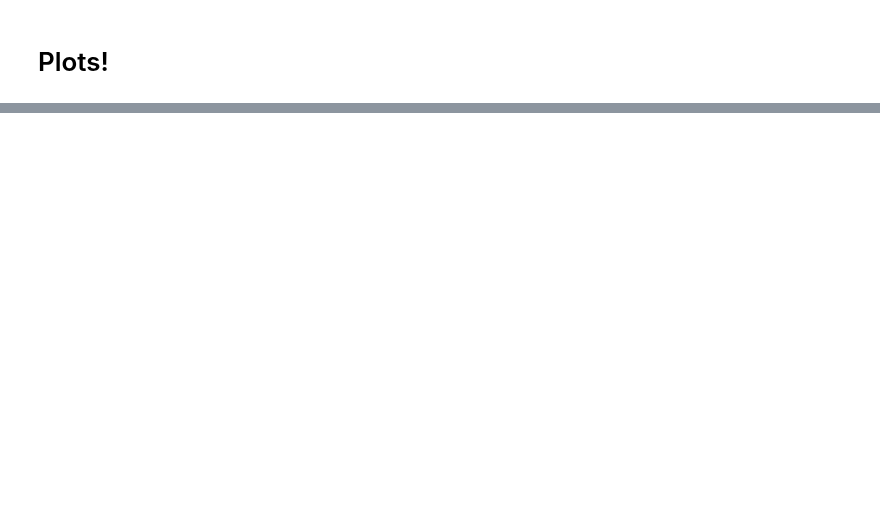
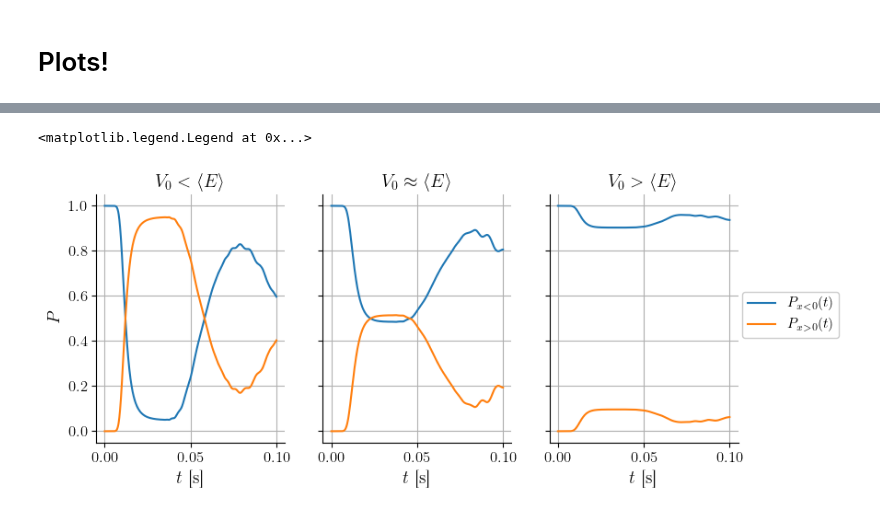
Before and after one commit to TomVdt/PhysNum, a Jupyter notebook: exercice6/analysis/analysis_ii.ipynb, the cells around one changed output, grey strips where cells are left out. Drawn from its saved outputs; the diff is of its cells as text; code cells hidden in the pictures; blank space fills up the shorter version.

Commit message:
feur

```diff
--- a/exercice6/analysis/analysis_ii.ipynb
+++ b/exercice6/analysis/analysis_ii.ipynb
@@ -66,0 +88,28 @@ fig.colorbar(im, cax=cbar_ax).set_label(r'$|\Psi(x,t)|$')
+# %%
+%matplotlib inline
+
+fig, feur = plt.subplots(1, 3, figsize=(9, 3.5), sharey=True)
+ax: list[plt.Axes] = feur
+magic = [r'<', r'\approx', r'>']
+for i, (params, data_pot, data_psi2, data_obs) in enumerate(dataset):
+    x, t, prob_left, prob_right, H_moy, x_moy, x2_moy, p_moy, p2_moy, delta_x, delta_p = \
+        extract((params, data_pot, data_psi2, data_obs))
+    if i==0:
+        label_left = r'$P_{x<0}(t)$'
+        label_right = r'$P_{x>0}(t)$'
+    else:
+        label_left, label_right = None, None
+    ax[i].plot(t, prob_left, label=label_left)
+    ax[i].plot(t, prob_right, label=label_right)
+    ax[i].set_xlabel(r'$t$ [s]')
+    ax[i].set_title(f'$V_0 {magic[i]} \\langle E \\rangle$')
+    ax[i].grid()
+
+ax[0].set_ylabel(r'$P$')
+# fig.subplots_adjust(right=0.8)
+fig.legend(bbox_to_anchor=(1.03,0.6))
+# cbar_ax = fig.add_axes([0.82, 0.12, 0.02, 0.75])
+# fig.colorbar(im, cax=cbar_ax).set_label(r'$|\Psi(x,t)|$')
+# %% [output]
+<matplotlib.legend.Legend at 0x...>
+[figure, added]
```
Also changed, not shown: parts of 5 cells of this notebook.
